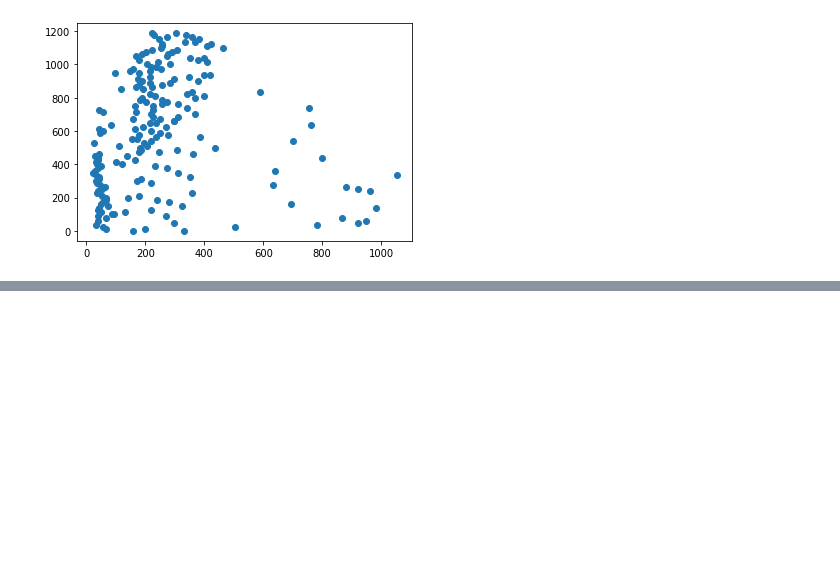
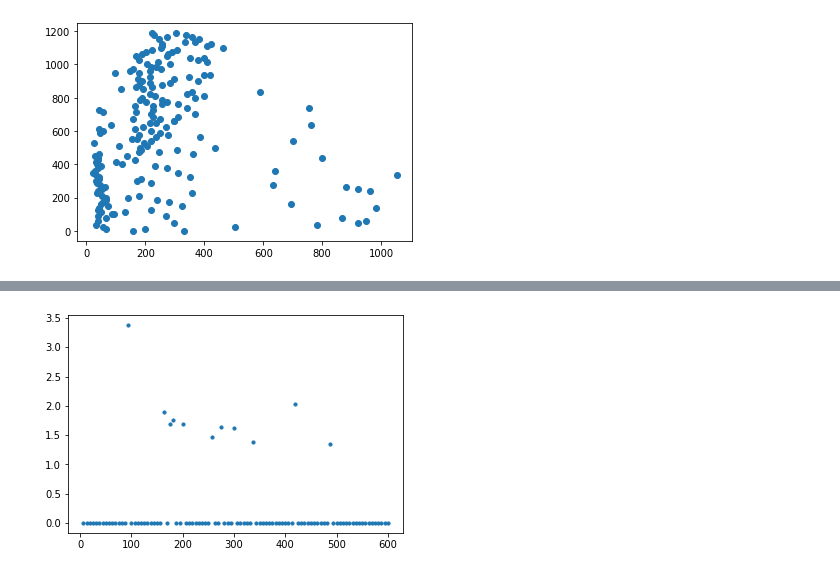
Before and after one commit to JohnWSteill/jlab_proj, a Jupyter notebook: Somite_Cycle_Study.ipynb, the cells around one changed output, grey strips where cells are left out. Cells and saved outputs as stored; diff of their text form; code cells hidden in the pictures; blank space fills up the shorter version.

```diff
--- a/Somite_Cycle_Study.ipynb
+++ b/Somite_Cycle_Study.ipynb
@@ -126,3 +117,19 @@ plt.show();
 # %%
+fig = plt.figure()
+ax1 = fig.add_subplot(111)
+
+
+for i in range(len(C)):
+    if C[i]==3:
+        y = s814_adata[:,s814_adata.var.highly_variable][:,i]
+        ax1.scatter(y.obs.time,y.X, s=10)
+
+#plt.ylabel('Power')
+
+#plt.legend();
+#plt.show();
+
 #for i in range(10):
    # matplotlib.pyplot.scatter(s814_pd[i][0], np.log(s814_pd[i][1]+1))
+# %% [output]
+[figure, added]
```
Also changed, not shown: parts of 5 cells of this notebook.
